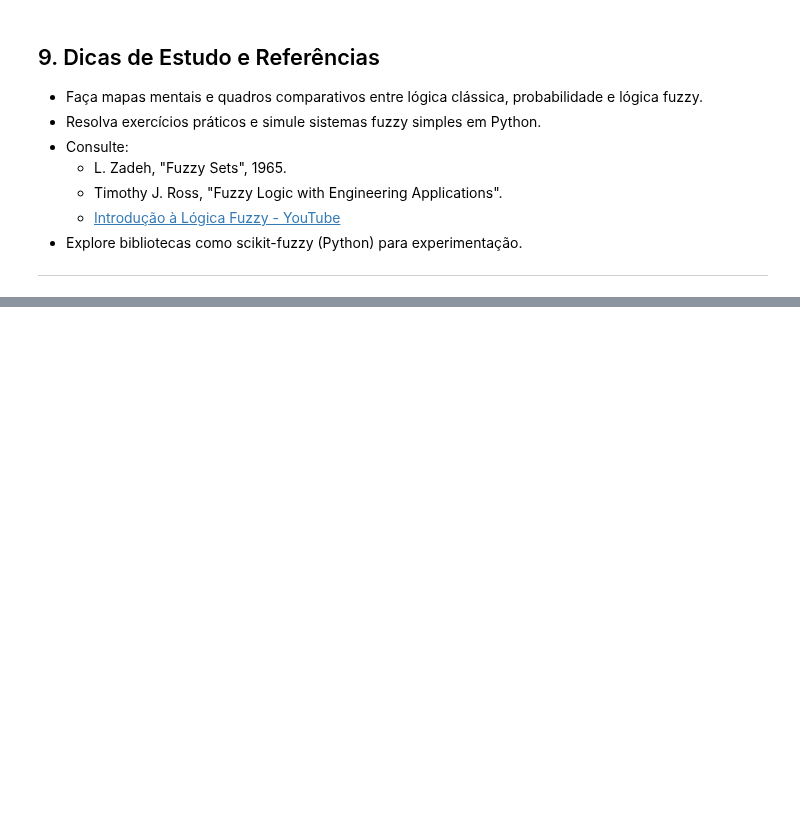
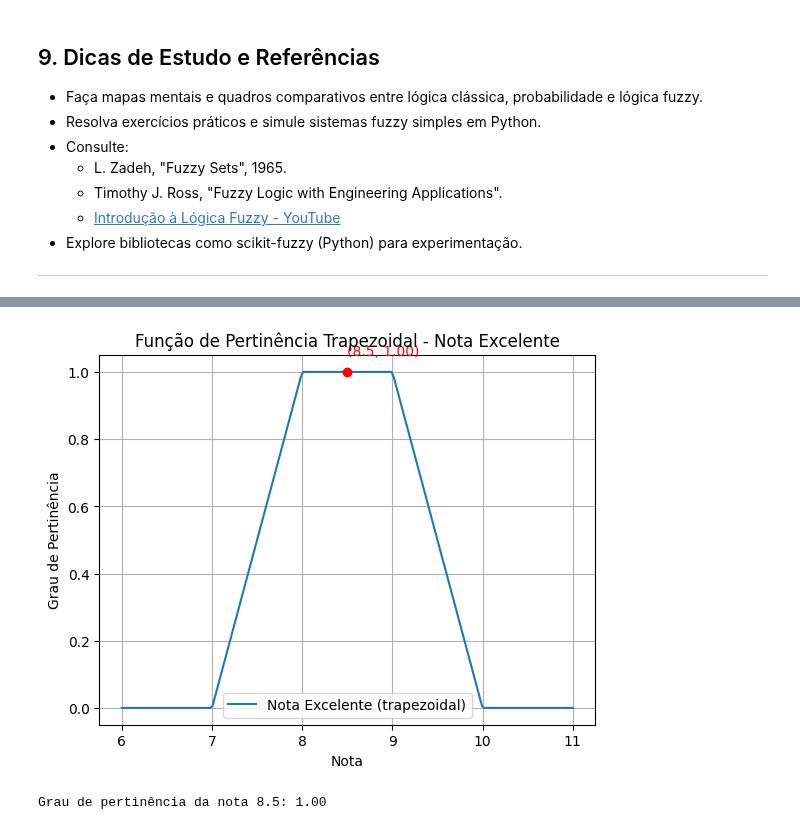
Before and after one commit to LeonardoVieiraGuimaraes/InteligenciaComputacional, a Jupyter notebook: estudoProva.ipynb, the cells around one changed output, grey strips where cells are left out. Drawn from its saved outputs; the diff is of its cells as text; code cells hidden in the pictures; blank space fills up the shorter version.

```diff
--- a/estudoProva.ipynb
+++ b/estudoProva.ipynb
@@ -261,0 +311,29 @@ Explique, com exemplos, a diferença entre probabilidade e pertinência fuzzy.
+# %%
+import numpy as np
+import matplotlib.pyplot as plt
+
+def trapezoidal(x, a, b, c, d):
+    return np.maximum(np.minimum(np.minimum((x - a)/(b - a), 1), (d - x)/(d - c)), 0)
+
+# Parâmetros da função trapezoidal
+a, b, c, d = 7, 8, 9, 10
+x = np.linspace(6, 11, 200)
+y = trapezoidal(x, a, b, c, d)
+
+nota = 8.5
+pertinencia = trapezoidal(nota, a, b, c, d)
+
+plt.plot(x, y, label='Nota Excelente (trapezoidal)')
+plt.scatter([nota], [pertinencia], color='red', zorder=5)
+plt.text(nota, pertinencia+0.05, f'({nota}, {pertinencia:.2f})', color='red')
+plt.title('Função de Pertinência Trapezoidal - Nota Excelente')
+plt.xlabel('Nota')
+plt.ylabel('Grau de Pertinência')
+plt.grid(True)
+plt.legend()
+plt.show()
+
+print(f"Grau de pertinência da nota {nota}: {pertinencia:.2f}")
+# %% [output]
+[figure, added]
+Grau de pertinência da nota 8.5: 1.00
```
Also changed, not shown: parts of 36 cells of this notebook, 3 other files.
